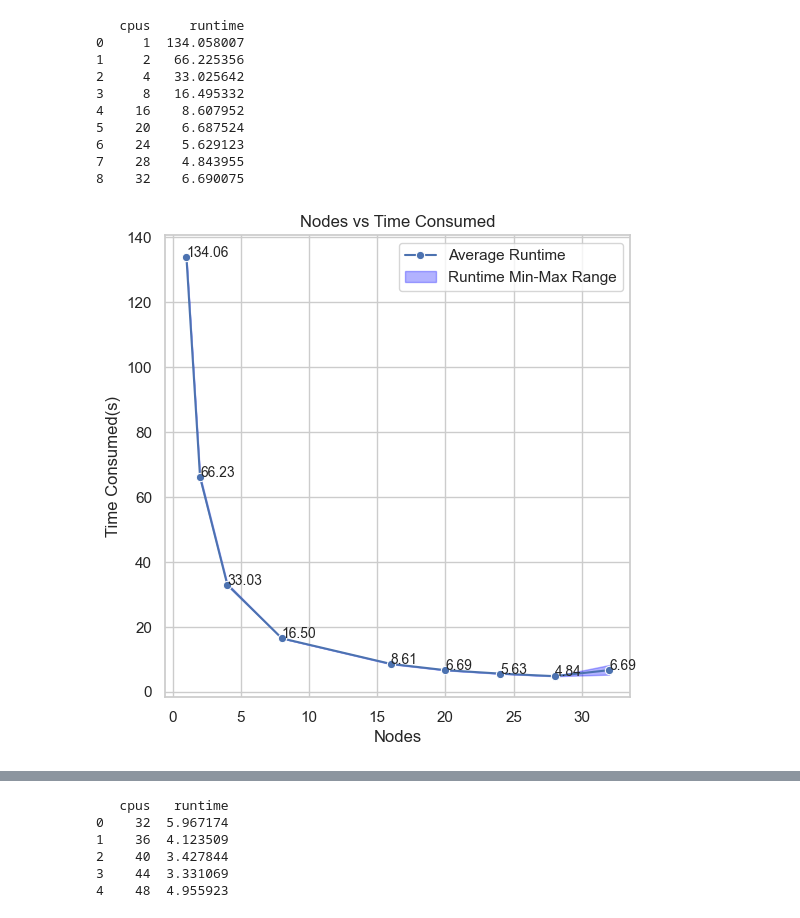
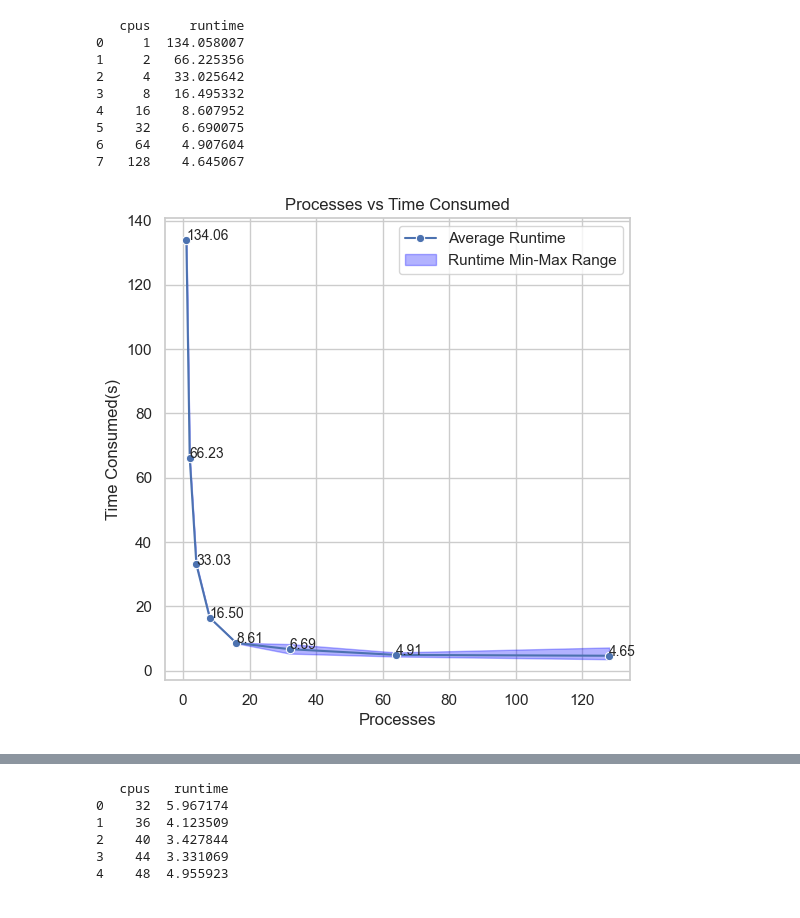
Before and after one commit to dondavan/HPC, a Jupyter notebook: ass3/Parallel_MPI/vis/pi_vis.ipynb, the cells around one changed output, grey strips where cells are left out. Cells and saved outputs as stored; diff of their text form; code cells hidden in the pictures.

```diff
--- a/ass3/Parallel_MPI/vis/pi_vis.ipynb
+++ b/ass3/Parallel_MPI/vis/pi_vis.ipynb
@@ -50,45 +50,44 @@ import seaborn as sns
 import matplotlib.pyplot as plt
 
 #df = pd.DataFrame()
-_, _, data = extract_values_from_file('../result/thread_1_task_1.out',[1,2,4,8,16,20,24,28,32])
+_, _, data = extract_values_from_file('../result/thread_1_task_1.out',[1, 2, 4, 8, 16, 32, 64, 128])
 df = pd.DataFrame(data)
 #print(df)
 
 start_with = 0 # make it 1 to ignore the first row, to show a more obvious min-max range
 df_avg = df.groupby('cpus').mean().reset_index().iloc[start_with:]
 df_min = df.groupby('cpus').min().reset_index().iloc[start_with:]
 df_max = df.groupby('cpus').max().reset_index().iloc[start_with:]
 print(df_avg)
 
 sns.set(style="whitegrid")
 
 plt.figure(figsize=(6, 6))
 sns.lineplot(x='cpus', y='runtime', data=df_avg, label='Average Runtime', marker='o')
 for i in range(len(df_avg['runtime'])):
         plt.gca().text(df_avg['cpus'][i], df_avg['runtime'][i], str("{:.2f}".format(df_avg['runtime'][i])),fontsize = 10)
 plt.fill_between(df_avg['cpus'], df_min['runtime'], df_max['runtime'], color='blue', alpha=0.3, label='Runtime Min-Max Range')
 
 
-plt.xlabel('Nodes')
+plt.xlabel('Processes')
 plt.ylabel('Time Consumed(s)')
-plt.title('Nodes vs Time Consumed')
+plt.title('Processes vs Time Consumed')
 plt.legend()
 plt.grid(True)
 
 plt.savefig("runtime.svg")
 plt.show()
 # %% [output]
    cpus     runtime
 0     1  134.058007
 1     2   66.225356
 2     4   33.025642
 3     8   16.495332
 4    16    8.607952
-5    20    6.687524
-6    24    5.629123
-7    28    4.843955
-8    32    6.690075
+5    32    6.690075
+6    64    4.907604
+7   128    4.645067
-[figure, old version]
+[figure, new version]
 # %%
 import pandas as pd
 
```
Also changed, not shown: parts of 4 cells of this notebook, 4 other files.
